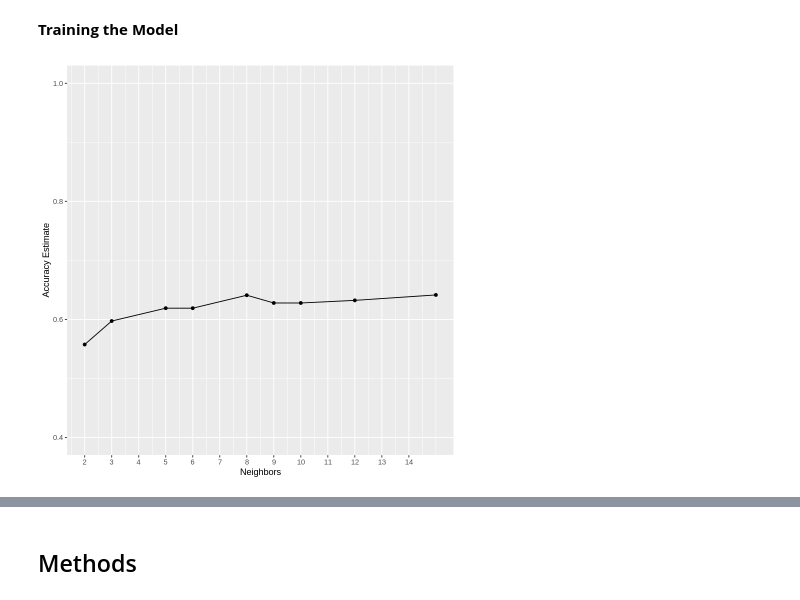
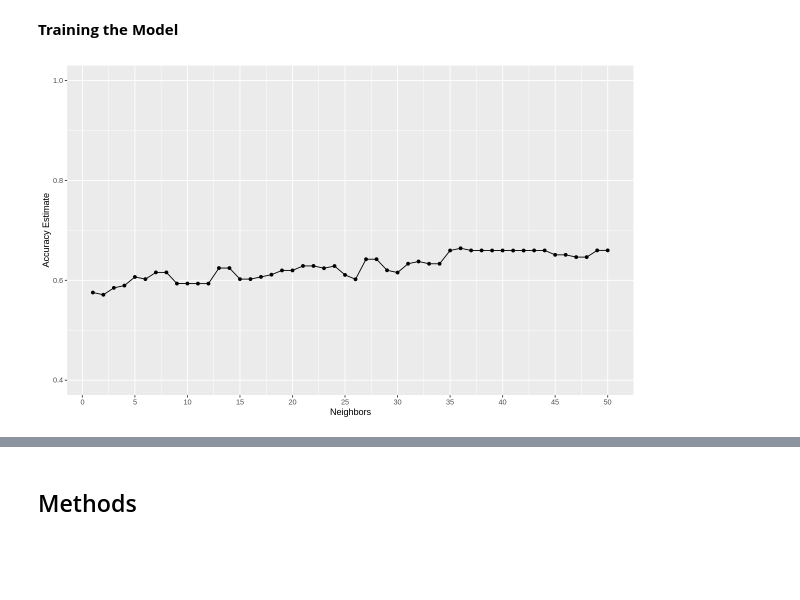
Before and after one commit to sollchi/dsci_100_project_group_36, a Jupyter notebook: Proposal.ipynb, the cells around one changed output, grey strips where cells are left out. Saved outputs shown, nothing was run; the diff lists cells and outputs as text; code cells hidden in the pictures; blank space fills up the shorter version.

```diff
--- a/Proposal.ipynb
+++ b/Proposal.ipynb
@@ -154,31 +172,35 @@ cp_plot2
 # %%
 set.seed(42)
 heart_recipe <- recipe(chestpain ~ thalach + trestbps, data = cleveland_train) |>
 step_scale(all_predictors()) |>
 step_center(all_predictors())
 
 knn_spec <- nearest_neighbor(weight_func = "rectangular", neighbors = tune()) |>
        set_engine("kknn") |>
        set_mode("classification")
 
-heart_vfold <- vfold_cv(cleveland_train, v = 5, strata = cp)
+heart_vfold <- vfold_cv(cleveland_train, v = 5, strata = chestpain)
+
+gridvals <- tibble(neighbors = c(1:50))
 
 heart_fit <- workflow() |>
        add_recipe(heart_recipe) |>
        add_model(knn_spec) |>
-       tune_grid(resamples = heart_vfold, grid = 10) |>
+       tune_grid(resamples = heart_vfold, grid = gridvals) |>
        collect_metrics()
 
 accuracies <- heart_fit |>
        filter(.metric == "accuracy")
 
+options(repr.plot.width=10, repr.plot.height=6)
+
 accuracy_versus_k <- ggplot(accuracies, aes(x = neighbors, y = mean))+
        geom_point() +
        geom_line() +
        labs(x = "Neighbors", y = "Accuracy Estimate") +
-       scale_x_continuous(breaks = seq(0, 14, by = 1)) +
+       scale_x_continuous(breaks = seq(0, 50, by = 5)) +
        scale_y_continuous(limits = c(0.4, 1.0))
 
 accuracy_versus_k
 # %% [output]
-[figure, old version]
+[figure, new version]
```
Also changed, not shown: parts of 5 cells of this notebook.
